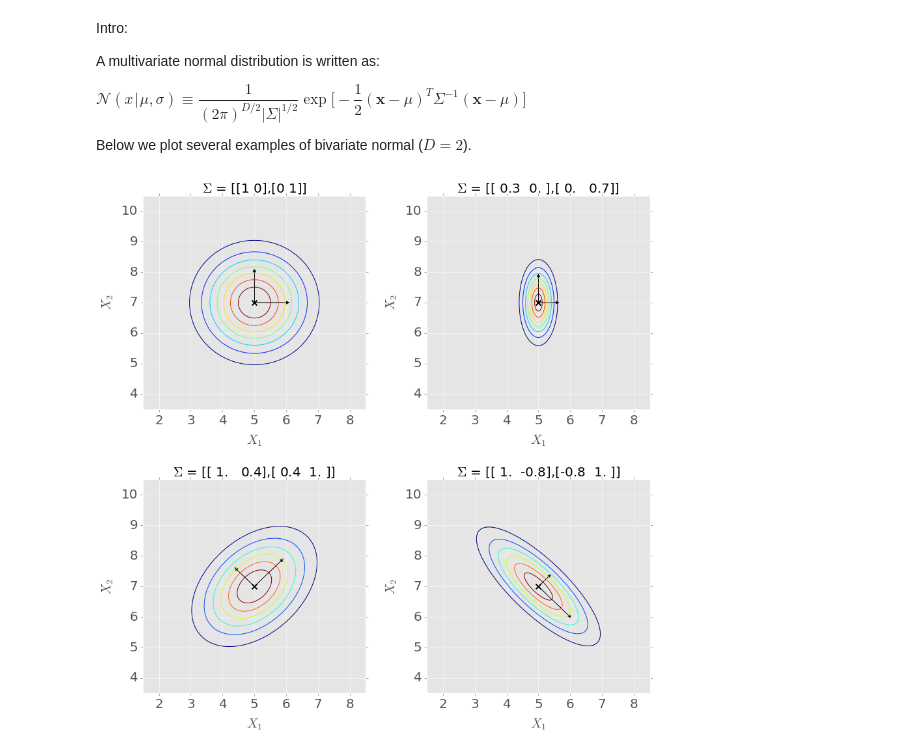
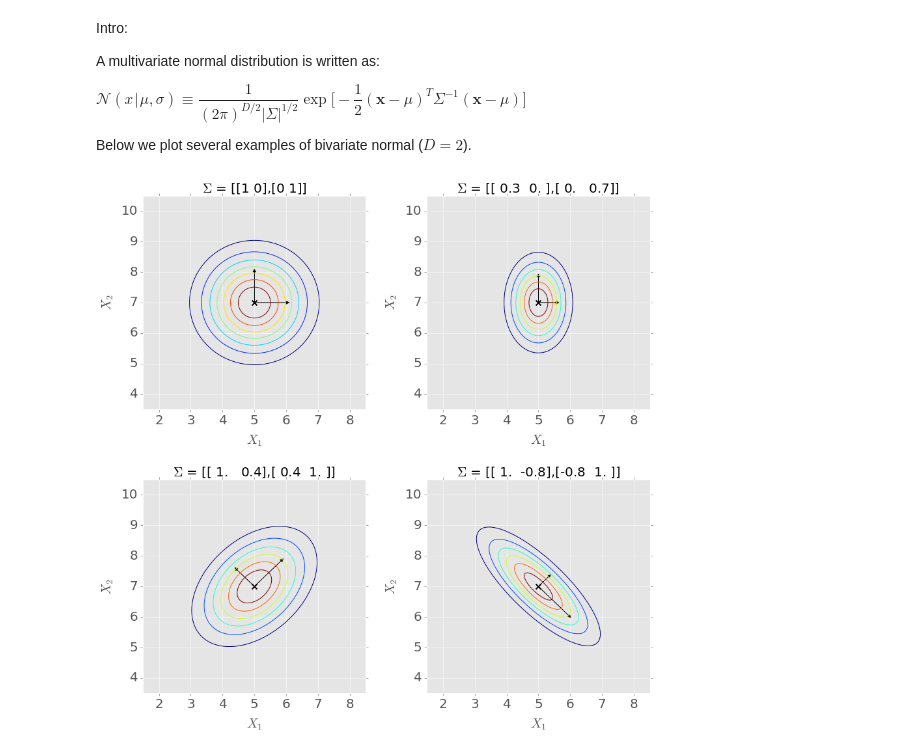
Before and after one commit to cheng-w-liu/computational-notes, a Jupyter notebook: notebooks/plot_bivariate_normal.ipynb, the cells around one changed output. Cells and saved outputs as stored; diff of their text form; code cells hidden in the pictures.

Commit message:
Made a correction to the parameters in bivariate_normal()
The first paramater is $\sigma_x$, second $\sigma_y$, last one $\sigma_{x,y}$,
hence, to use the covariance matrix $\Sigma$,
need to take square root for the first two parameters

```diff
--- a/notebooks/plot_bivariate_normal.ipynb
+++ b/notebooks/plot_bivariate_normal.ipynb
@@ -38,37 +38,37 @@ for dummy_i in range(2):
         x2 = np.linspace(mu[1]-2.5, mu[1]+2.5, 200)
         X1, X2 = np.meshgrid(x1, x2)
 
-        Z = bivariate_normal(X1, X2, sigma[0,0], sigma[1, 1], mu[0], mu[1], sigma[0, 1])
+        Z = bivariate_normal(X1, X2, np.sqrt(sigma[0,0]), np.sqrt(sigma[1, 1]), mu[0], mu[1], sigma[0, 1])
 
         ax = plt.subplot(gs[dummy_i, dummy_j])
 
         X1_MIN, X1_MAX = np.min(x1)-1, np.max(x1)+1
         X2_MIN, X2_MAX = np.min(x2)-1, np.max(x2)+1
 
         ax.contour(X1, X2, Z)
         ax.scatter(mu[0], mu[1], color='k', marker='x', s=60, lw=2)
 
         ax.set_xlim(X1_MIN, X1_MAX)
         ax.set_ylim(X2_MIN, X2_MAX)
         ax.set_xlabel(r'$X_1$', fontsize=FONTSIZE, labelpad=10)
         ax.set_ylabel(r'$X_2$', fontsize=FONTSIZE, labelpad=10)
         for tick in ax.xaxis.get_major_ticks():
             tick.label.set_fontsize(FONTSIZE)
             tick.label.set_rotation(0)
         for tick in ax.yaxis.get_major_ticks():
             tick.label.set_fontsize(FONTSIZE)
             tick.label.set_rotation(0)
 
         # plot principal axes
         eig_vals, eig_vecs = np.linalg.eig(sigma)
         d_vec = np.sqrt(eig_vals[0]) * eig_vecs[:,0]
         ax.arrow(mu[0], mu[1], d_vec[0], d_vec[1], head_width=0.1, head_length=0.1, fc='k', ec='k')
         d_vec = np.sqrt(eig_vals[1]) * eig_vecs[:,1]
         ax.arrow(mu[0], mu[1], d_vec[0], d_vec[1], head_width=0.1, head_length=0.1, fc='k', ec='k')
 
         ax.set_title(r'$\Sigma$ = [{0:},{1:}]'.format(sigma[0,:], sigma[1,:]), fontsize=FONTSIZE)
 
         counter += 1
 plt.tight_layout(w_pad=3, h_pad=3)
 # %% [output]
-[figure, old version]
+[figure, new version]
```
